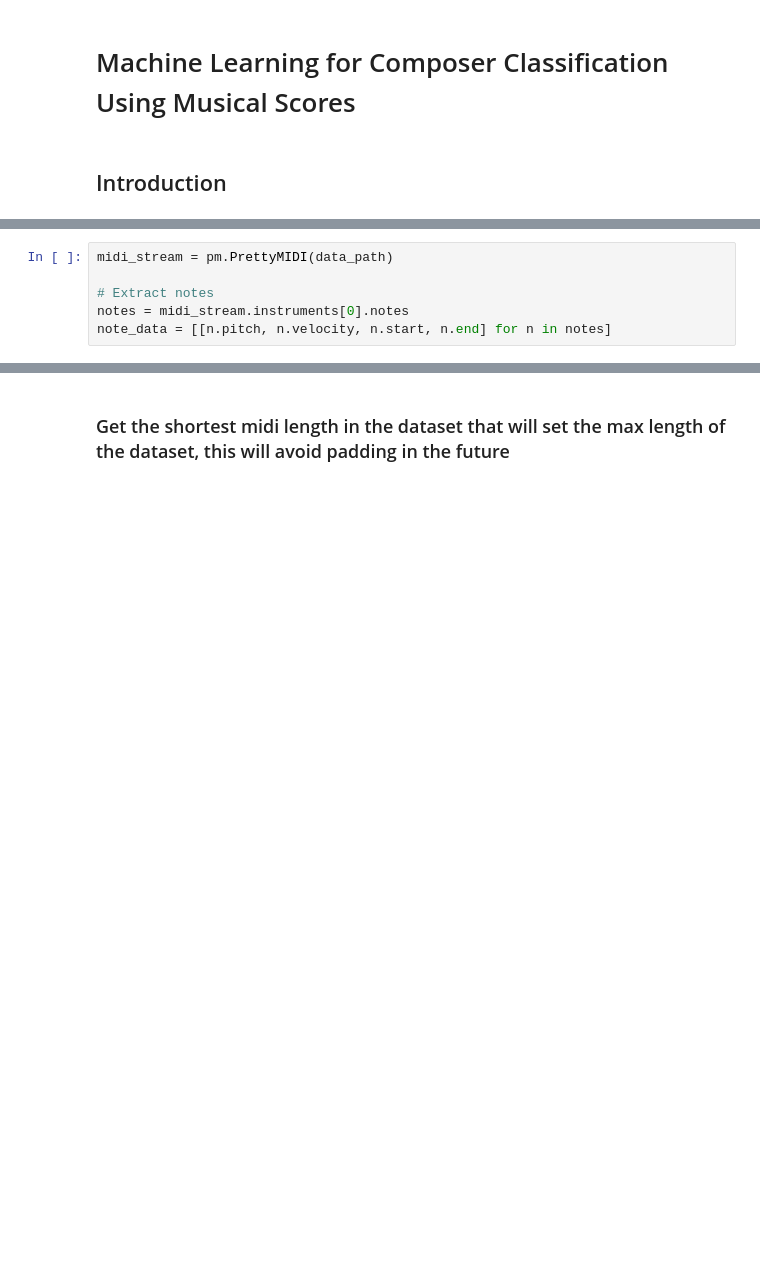
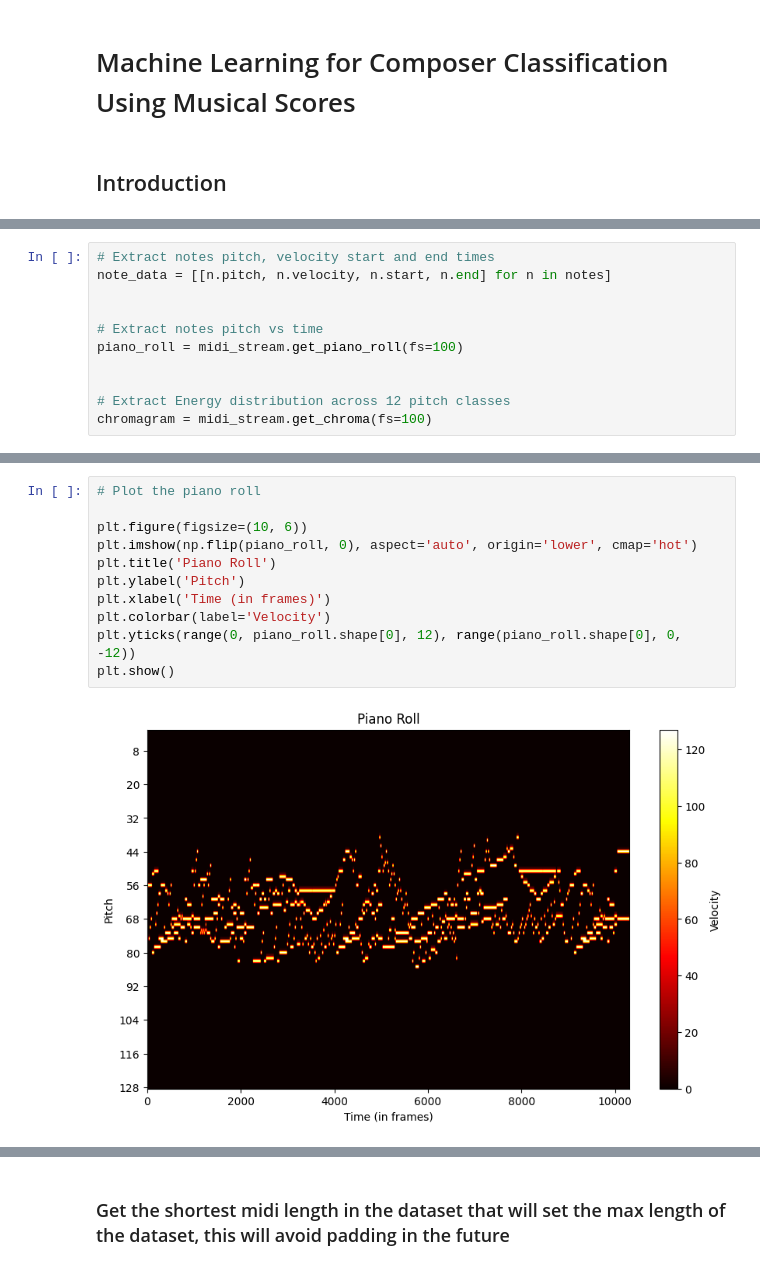
Before and after one commit to mugithi/msaai-nn, a Jupyter notebook: MachineLearningforComposerClassificationUsingMusicalScores.ipynb, the cells around one changed output, grey strips where cells are left out. Drawn from its saved outputs; the diff is of its cells as text; blank space fills up the shorter version.

```diff
--- a/MachineLearningforComposerClassificationUsingMusicalScores.ipynb
+++ b/MachineLearningforComposerClassificationUsingMusicalScores.ipynb
@@ -76,7 +78 @@ data_path = '/home/jupyter/msaai/NeuralNetworks/Module7/final-project/NN_midi_fi
 midi_stream = pm.PrettyMIDI(data_path)
-# %%
-midi_stream = pm.PrettyMIDI(data_path)
-
-# Extract notes
-notes = midi_stream.instruments[0].notes
-note_data = [[n.pitch, n.velocity, n.start, n.end] for n in notes]
@@ -82,0 +88,11 @@ note_data = [[n.pitch, n.velocity, n.start, n.end] for n in notes]
+# %%
+# Extract notes pitch, velocity start and end times
+note_data = [[n.pitch, n.velocity, n.start, n.end] for n in notes]
+
+
+# Extract notes pitch vs time
+piano_roll = midi_stream.get_piano_roll(fs=100)
+
+
+# Extract Energy distribution across 12 pitch classes
+chromagram = midi_stream.get_chroma(fs=100)
@@ -82,0 +120,13 @@ note_data = [[n.pitch, n.velocity, n.start, n.end] for n in notes]
+# %%
+# Plot the piano roll
+
+plt.figure(figsize=(10, 6))
+plt.imshow(np.flip(piano_roll, 0), aspect='auto', origin='lower', cmap='hot')
+plt.title('Piano Roll')
+plt.ylabel('Pitch')
+plt.xlabel('Time (in frames)')
+plt.colorbar(label='Velocity')
+plt.yticks(range(0, piano_roll.shape[0], 12), range(piano_roll.shape[0], 0, -12))
+plt.show()
+# %% [output]
+[figure, added]
```
Also changed, not shown: parts of 43 cells of this notebook.
